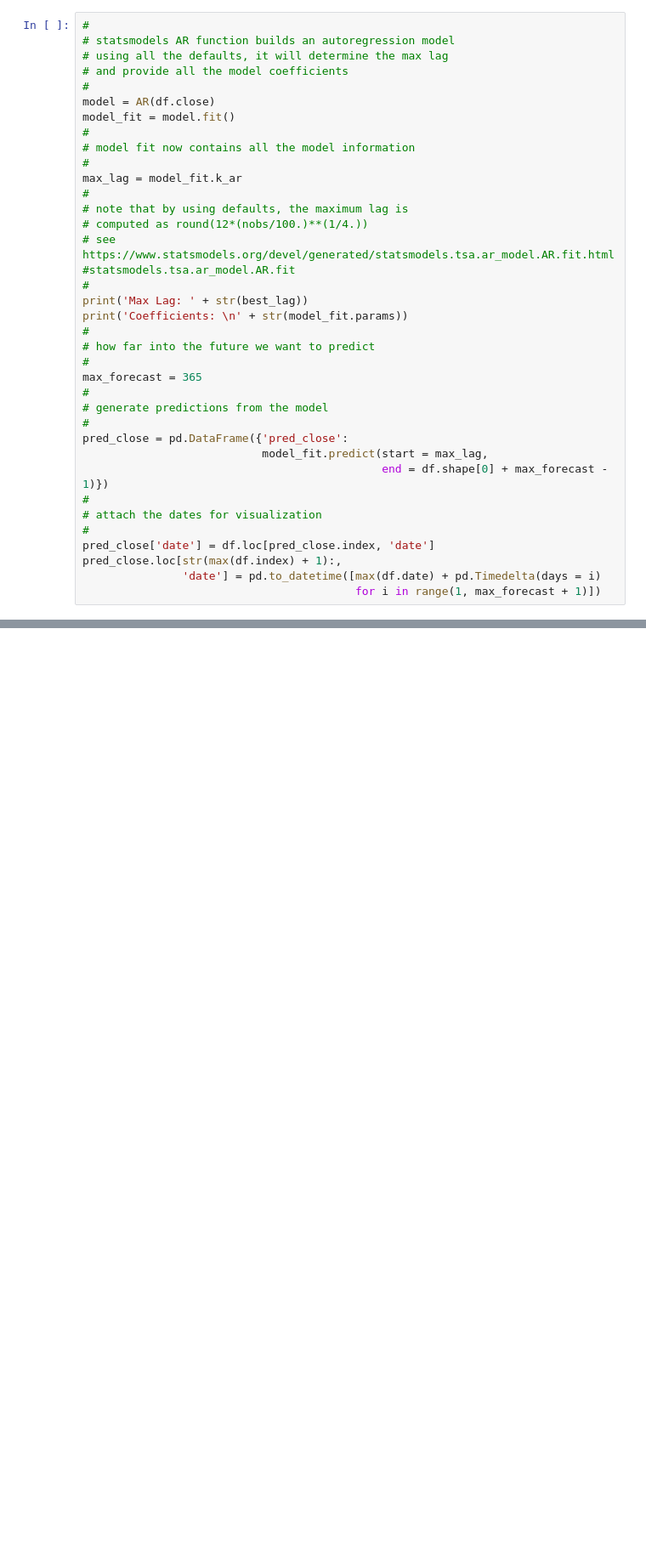
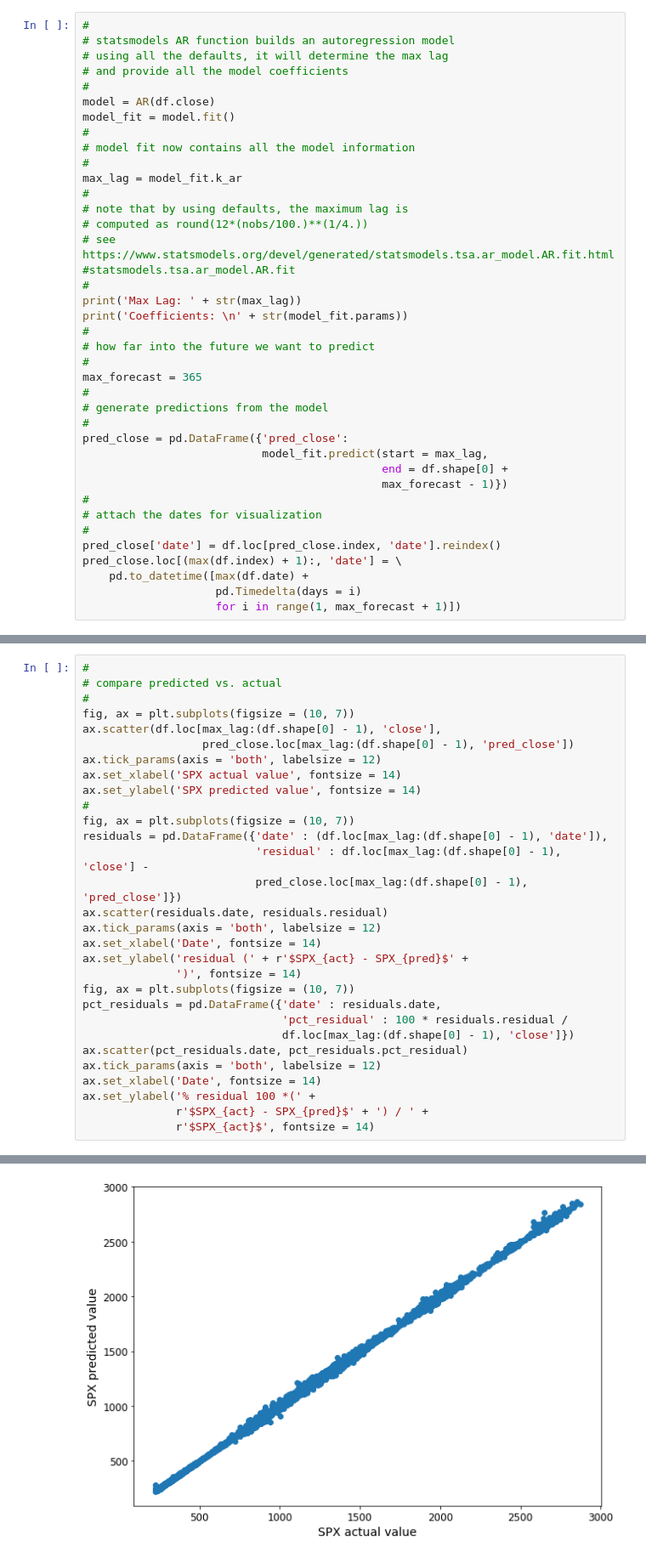
Before and after one commit to PacktWorkshops/The-Supervised-Learning-Workshop, a Jupyter notebook: Chapter 2 - Regression/Exercise_2_08.ipynb, the cells around one changed output, grey strips where cells are left out. Shown: that part at 85% size. Cells and saved outputs as stored; diff of their text form; blank space fills up the shorter version.

```diff
--- a/Chapter 2 - Regression/Exercise_2_08.ipynb
+++ b/Chapter 2 - Regression/Exercise_2_08.ipynb
@@ -124,7 +126,7 @@ max_lag = model_fit.k_ar
 # computed as round(12*(nobs/100.)**(1/4.))
 # see https://www.statsmodels.org/devel/generated/statsmodels.tsa.ar_model.AR.fit.html#statsmodels.tsa.ar_model.AR.fit
 #
-print('Max Lag: ' + str(best_lag))
+print('Max Lag: ' + str(max_lag))
 print('Coefficients: \n' + str(model_fit.params))
 #
 # how far into the future we want to predict
@@ -135,14 +137,16 @@ max_forecast = 365
 #
 pred_close = pd.DataFrame({'pred_close':
                            model_fit.predict(start = max_lag,
-                                             end = df.shape[0] + max_forecast - 1)})
+                                             end = df.shape[0] +
+                                             max_forecast - 1)})
 #
 # attach the dates for visualization
 #
-pred_close['date'] = df.loc[pred_close.index, 'date']
-pred_close.loc[str(max(df.index) + 1):,
-               'date'] = pd.to_datetime([max(df.date) + pd.Timedelta(days = i)
-                                         for i in range(1, max_forecast + 1)])
+pred_close['date'] = df.loc[pred_close.index, 'date'].reindex()
+pred_close.loc[(max(df.index) + 1):, 'date'] = \
+    pd.to_datetime([max(df.date) +
+                    pd.Timedelta(days = i)
+                    for i in range(1, max_forecast + 1)])
 # %% [output]
 Max Lag: 36
 Coefficients:
@@ -188,3 +192,34 @@ ax.legend()
 # %% [output]
 <matplotlib.legend.Legend at 0x...>
 [figure]
+# %%
+#
+# compare predicted vs. actual
+#
+fig, ax = plt.subplots(figsize = (10, 7))
+ax.scatter(df.loc[max_lag:(df.shape[0] - 1), 'close'],
+                  pred_close.loc[max_lag:(df.shape[0] - 1), 'pred_close'])
+ax.tick_params(axis = 'both', labelsize = 12)
+ax.set_xlabel('SPX actual value', fontsize = 14)
+ax.set_ylabel('SPX predicted value', fontsize = 14)
+#
+fig, ax = plt.subplots(figsize = (10, 7))
+residuals = pd.DataFrame({'date' : (df.loc[max_lag:(df.shape[0] - 1), 'date']),
+                          'residual' : df.loc[max_lag:(df.shape[0] - 1), 'close'] -
+                          pred_close.loc[max_lag:(df.shape[0] - 1), 'pred_close']})
+ax.scatter(residuals.date, residuals.residual)
+ax.tick_params(axis = 'both', labelsize = 12)
+ax.set_xlabel('Date', fontsize = 14)
+ax.set_ylabel('residual (' + r'$SPX_{act} - SPX_{pred}$' +
+              ')', fontsize = 14)
+fig, ax = plt.subplots(figsize = (10, 7))
+pct_residuals = pd.DataFrame({'date' : residuals.date,
+                              'pct_residual' : 100 * residuals.residual /
+                              df.loc[max_lag:(df.shape[0] - 1), 'close']})
+ax.scatter(pct_residuals.date, pct_residuals.pct_residual)
+ax.tick_params(axis = 'both', labelsize = 12)
+ax.set_xlabel('Date', fontsize = 14)
+ax.set_ylabel('% residual 100 *(' +
+              r'$SPX_{act} - SPX_{pred}$' + ') / ' +
+              r'$SPX_{act}$', fontsize = 14)
+# %% [output]
@@ -190,0 +227 @@ ax.legend()
+[figure, added]
```
Also changed, not shown: parts of 2 cells of this notebook.
